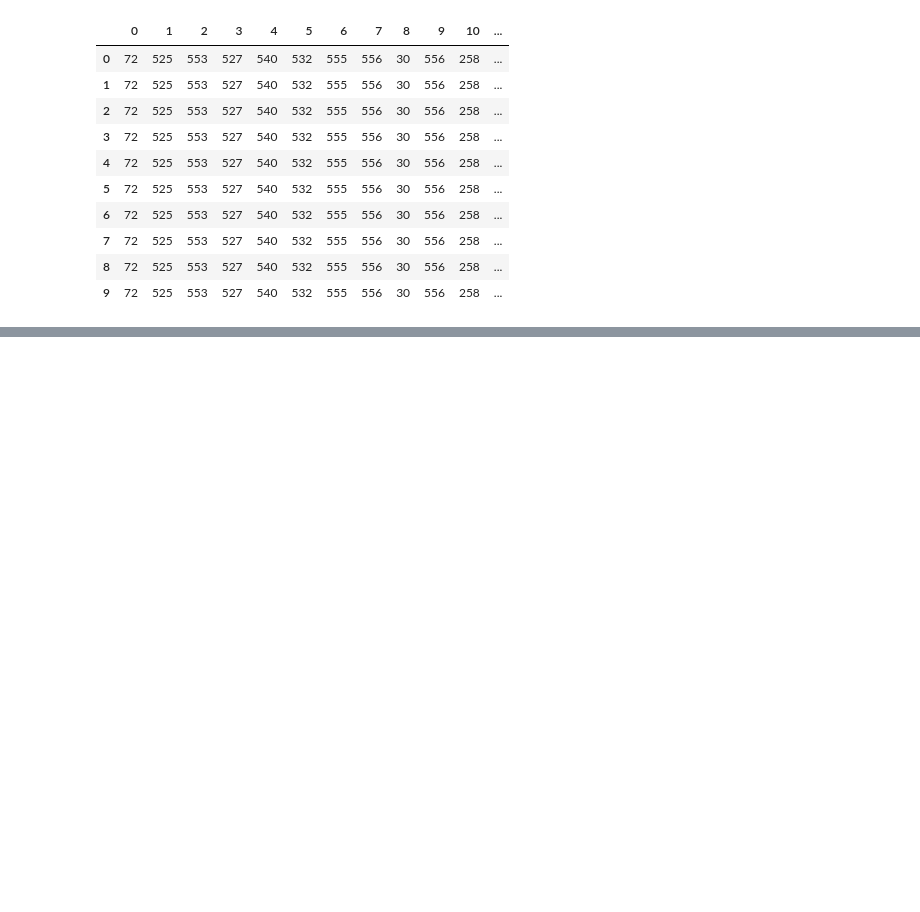
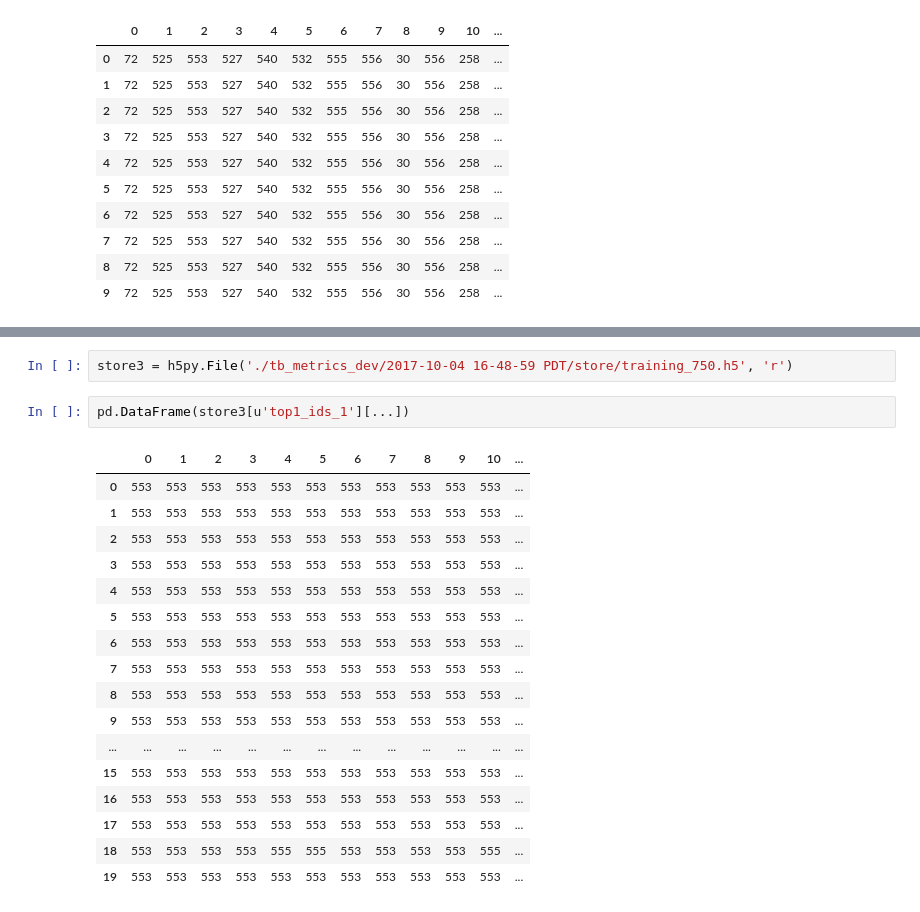
Before and after one commit to untrix/im2latex, a Jupyter notebook: src/scratch.ipynb, the cells around one changed output, grey strips where cells are left out. Drawn from its saved outputs; the diff is of its cells as text; blank space fills up the shorter version.

```diff
--- a/src/scratch.ipynb
+++ b/src/scratch.ipynb
@@ -96,0 +208,22 @@ pn_output[4]
+# %%
+store3 = h5py.File('./tb_metrics_dev/2017-10-04 16-48-59 PDT/store/training_750.h5', 'r')
+# %%
+pd.DataFrame(store3[u'top1_ids_1'][...])
+# %% [output]
+|  | 0 | 1 | 2 | 3 | 4 | 5 | 6 | 7 | 8 | 9 | 10 | ... |
+| 0 | 553 | 553 | 553 | 553 | 553 | 553 | 553 | 553 | 553 | 553 | 553 | ... |
+| 1 | 553 | 553 | 553 | 553 | 553 | 553 | 553 | 553 | 553 | 553 | 553 | ... |
+| 2 | 553 | 553 | 553 | 553 | 553 | 553 | 553 | 553 | 553 | 553 | 553 | ... |
+| 3 | 553 | 553 | 553 | 553 | 553 | 553 | 553 | 553 | 553 | 553 | 553 | ... |
+| 4 | 553 | 553 | 553 | 553 | 553 | 553 | 553 | 553 | 553 | 553 | 553 | ... |
+| 5 | 553 | 553 | 553 | 553 | 553 | 553 | 553 | 553 | 553 | 553 | 553 | ... |
+| 6 | 553 | 553 | 553 | 553 | 553 | 553 | 553 | 553 | 553 | 553 | 553 | ... |
+| 7 | 553 | 553 | 553 | 553 | 553 | 553 | 553 | 553 | 553 | 553 | 553 | ... |
+| 8 | 553 | 553 | 553 | 553 | 553 | 553 | 553 | 553 | 553 | 553 | 553 | ... |
+| 9 | 553 | 553 | 553 | 553 | 553 | 553 | 553 | 553 | 553 | 553 | 553 | ... |
+| ... | ... | ... | ... | ... | ... | ... | ... | ... | ... | ... | ... | ... |
+| 15 | 553 | 553 | 553 | 553 | 553 | 553 | 553 | 553 | 553 | 553 | 553 | ... |
+| 16 | 553 | 553 | 553 | 553 | 553 | 553 | 553 | 553 | 553 | 553 | 553 | ... |
+| 17 | 553 | 553 | 553 | 553 | 553 | 553 | 553 | 553 | 553 | 553 | 553 | ... |
+| 18 | 553 | 553 | 553 | 553 | 555 | 555 | 553 | 553 | 553 | 553 | 555 | ... |
+| 19 | 553 | 553 | 553 | 553 | 553 | 553 | 553 | 553 | 553 | 553 | 553 | ... |
```
Also changed, not shown: parts of 15 cells of this notebook, 9 other files.
